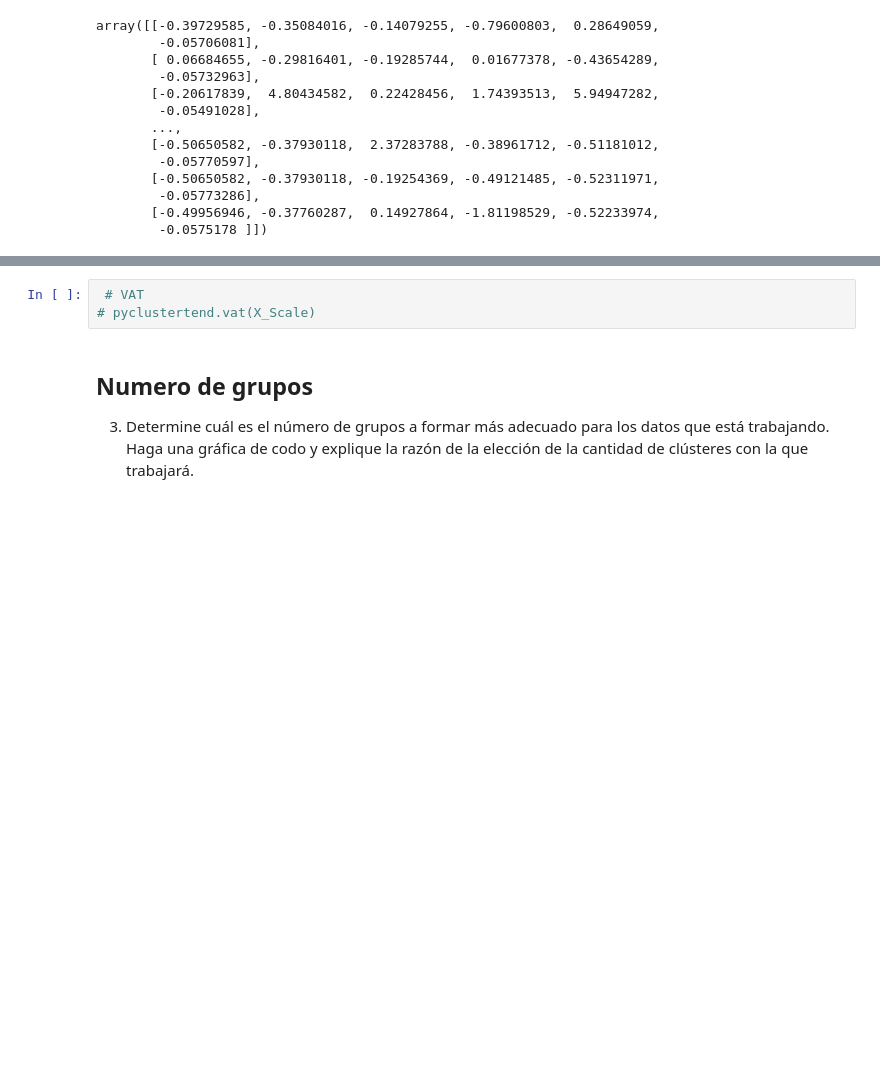
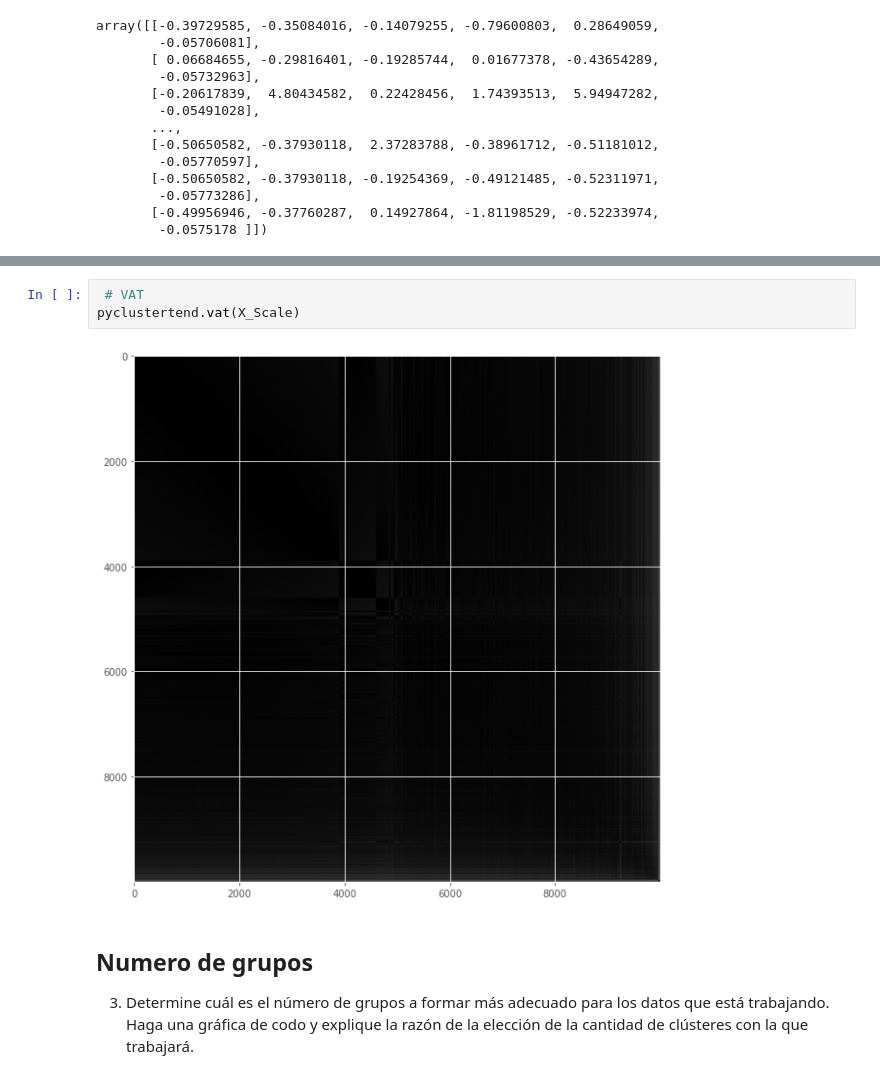
Before and after one commit to raulangelj/HT2_CLUSTERING, a Jupyter notebook: HT2_CLUSTERING.ipynb, the cells around one changed output, grey strips where cells are left out. Cells and saved outputs as stored; diff of their text form; blank space fills up the shorter version.

```diff
--- a/HT2_CLUSTERING.ipynb
+++ b/HT2_CLUSTERING.ipynb
@@ -122,6 +122,8 @@ pyclustertend.hopkins(X_scale,len(X_scale))
 # %%
  # VAT
-# pyclustertend.vat(X_Scale)
+pyclustertend.vat(X_Scale)
+# %% [output]
+[figure, added]
 # %% [markdown]
 ## Numero de grupos
 3. Determine cuál es el número de grupos a formar más adecuado para los datos que está trabajando.
```
Also changed, not shown: parts of 3 cells of this notebook.
